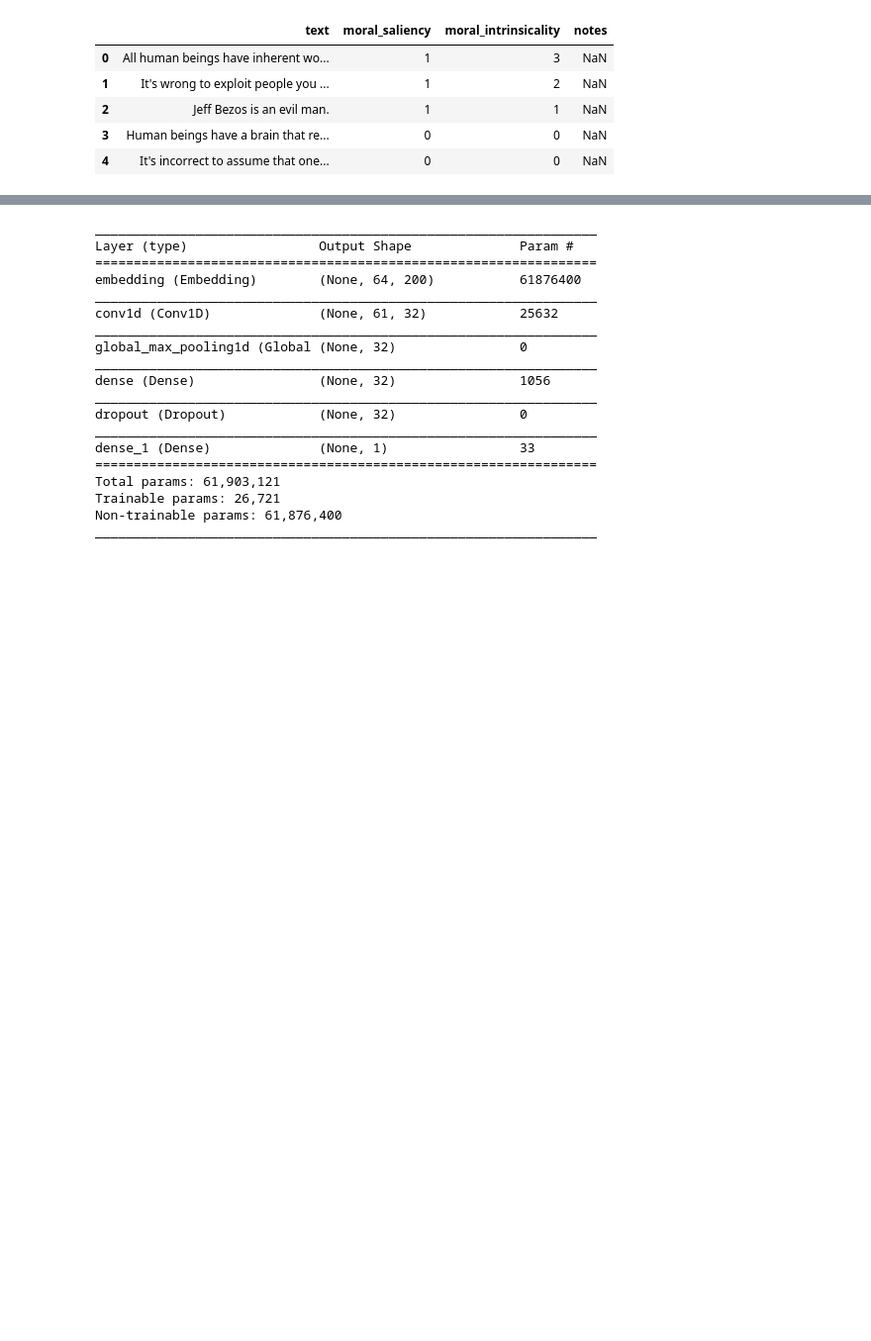
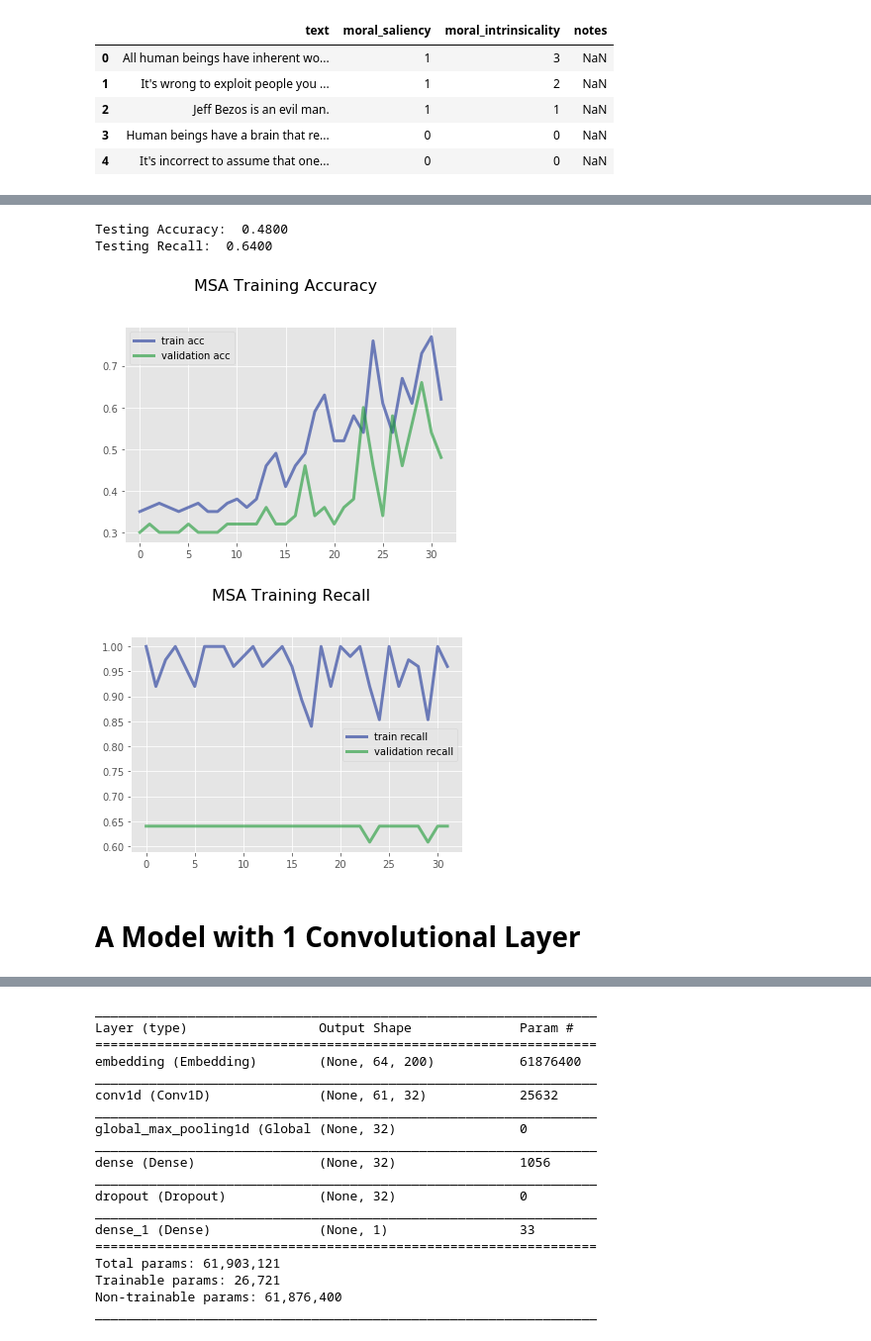
Before and after one commit to wlifferth/msc, a Jupyter notebook: MoralSentimentAnalysisCNN.ipynb, the cells around one changed output, grey strips where cells are left out. Shown: that part at 99% size. Drawn from its saved outputs; the diff is of its cells as text; code cells hidden in the pictures; blank space fills up the shorter version.

```diff
--- a/MoralSentimentAnalysisCNN.ipynb
+++ b/MoralSentimentAnalysisCNN.ipynb
@@ -97,0 +166,15 @@ output_test = test["moral_saliency"]
+# %%
+# Create a new model
+one_dense_layer_model = keras.Sequential()
+one_dense_layer_model.add(keras.layers.Embedding(vocab_size, embedding_dim,
+                           weights=[embedding_matrix],
+                           input_length=maxlen,
+                           trainable=False))
+one_dense_layer_model.add(keras.layers.GlobalMaxPool1D())
+one_dense_layer_model.add(keras.layers.Dense(32, activation='relu'))
+one_dense_layer_model.add(keras.layers.Dropout(0.5))
+one_dense_layer_model.add(keras.layers.Dense(1, activation='sigmoid'))
+one_dense_layer_model.compile(optimizer='adam',
+                loss='binary_crossentropy',
+                metrics=["accuracy", recall_metric])
+one_dense_layer_model.summary()
@@ -97,0 +199,18 @@ output_test = test["moral_saliency"]
+# %%
+history = one_dense_layer_model.fit(input_train, output_train,
+                    epochs=32,
+                    verbose=0,
+                    validation_data=(input_test, output_test),
+                    batch_size=8,
+                    class_weight={1: 10, 0: 1})
+loss, accuracy, recall = one_dense_layer_model.evaluate(input_test, output_test, verbose=False)
+print("Testing Accuracy:  {:.4f}".format(accuracy))
+print("Testing Recall:  {:.4f}".format(recall))
+plot_training(history)
+# %% [output]
+Testing Accuracy:  0.4800
+Testing Recall:  0.6400
+[figure, added]
+[figure, added]
+# %% [markdown]
+# A Model with 1 Convolutional Layer
```
Also changed, not shown: parts of 15 cells of this notebook.
